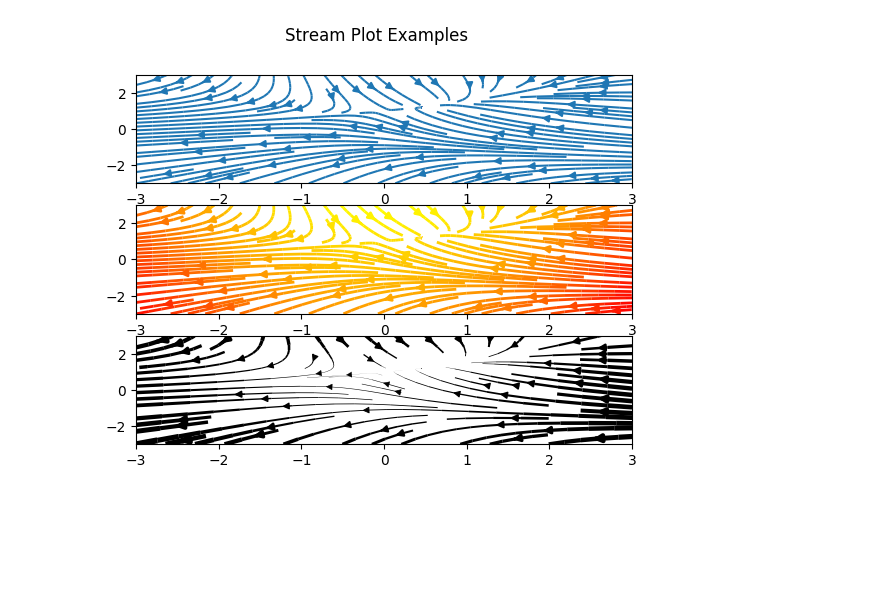
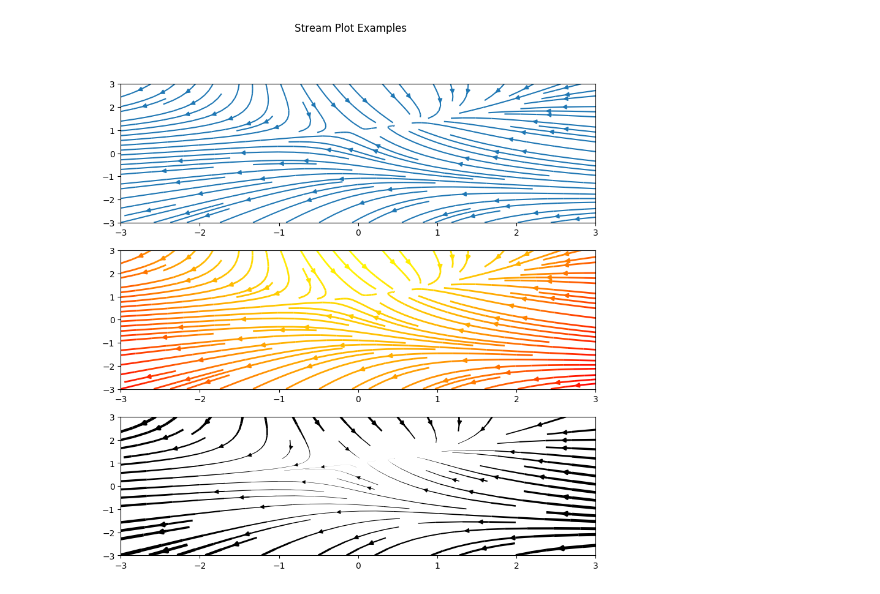
Before and after one commit to gizmaa/Julia_Examples, a Jupyter notebook: pyplot_streamplot.jl.ipynb, the cells around one changed output. Drawn from its saved outputs; the diff is of its cells as text; code cells hidden in the pictures; blank space fills up the shorter version.

Commit message:
Julia 0.7+ Update

```diff
--- a/pyplot_streamplot.jl.ipynb
+++ b/pyplot_streamplot.jl.ipynb
@@ -4,11 +4,12 @@
 #	Demonstrate Stream Plots
 #
 # gizmaa (https://gist.github.com/gizmaa/7214002)
-# Julia 0.6.0
+# Julia 1.1.0
 # Created: 10.10.17
-# Last Edit: 10.10.17
+# Last Edit: 10.05.19
 
 using PyPlot
+ioff() # Interactive plotting OFF, necessary for inline plotting in IJulia
 
 # http://matplotlib.org/examples/images_contours_and_fields/streamplot_demo_features.html
 
@@ -18,26 +19,27 @@ using PyPlot
 minval = -3
 maxval = 3
 steps = 100
-X = repmat(linspace(minval,maxval,steps)',steps)
-Y = repmat(linspace(minval,maxval,steps),1,steps)
-U = -1 - X.^2 + Y
-V = 1 + X - Y.^2
-speed = sqrt.(U.^2 + V.^2);
+X = repeat(range(minval,stop=maxval,length=steps)',steps)
+Y = repeat(range(minval,stop=maxval,length=steps),1,steps)
+U = -1 .- X.^2 .+ Y
+V = 1 .+ X .- Y.^2
+speed = sqrt.(U.^2 .+ V.^2);
 # %%
 ####################
 ##  Stream Plots  ##
 ####################
+fig = figure("pyplot_streamplot",figsize=(10,10))
 subplot(311)
 streamplot(X,Y,U,V)
 
 subplot(312)
-streamplot(X,Y,U,V,color=U,linewidth=2,cmap=PyPlot.cm[:autumn])
+streamplot(X,Y,U,V,color=U,linewidth=2,cmap=PyPlot.cm.autumn)
 
 subplot(313)
-lw = 5 * speed / maximum(speed) # Line Widths
+lw = 5 .* speed ./ maximum(speed) # Line Widths
 streamplot(X,Y,U,V,density=0.6,color="k",linewidth=lw)
 
 suptitle("Stream Plot Examples")
-gcf()
+gcf() # Needed for IJulia to plot inline
 # %% [output]
-[figure, old version]
+[figure, new version]
```
Also changed, not shown: 59 other files.
